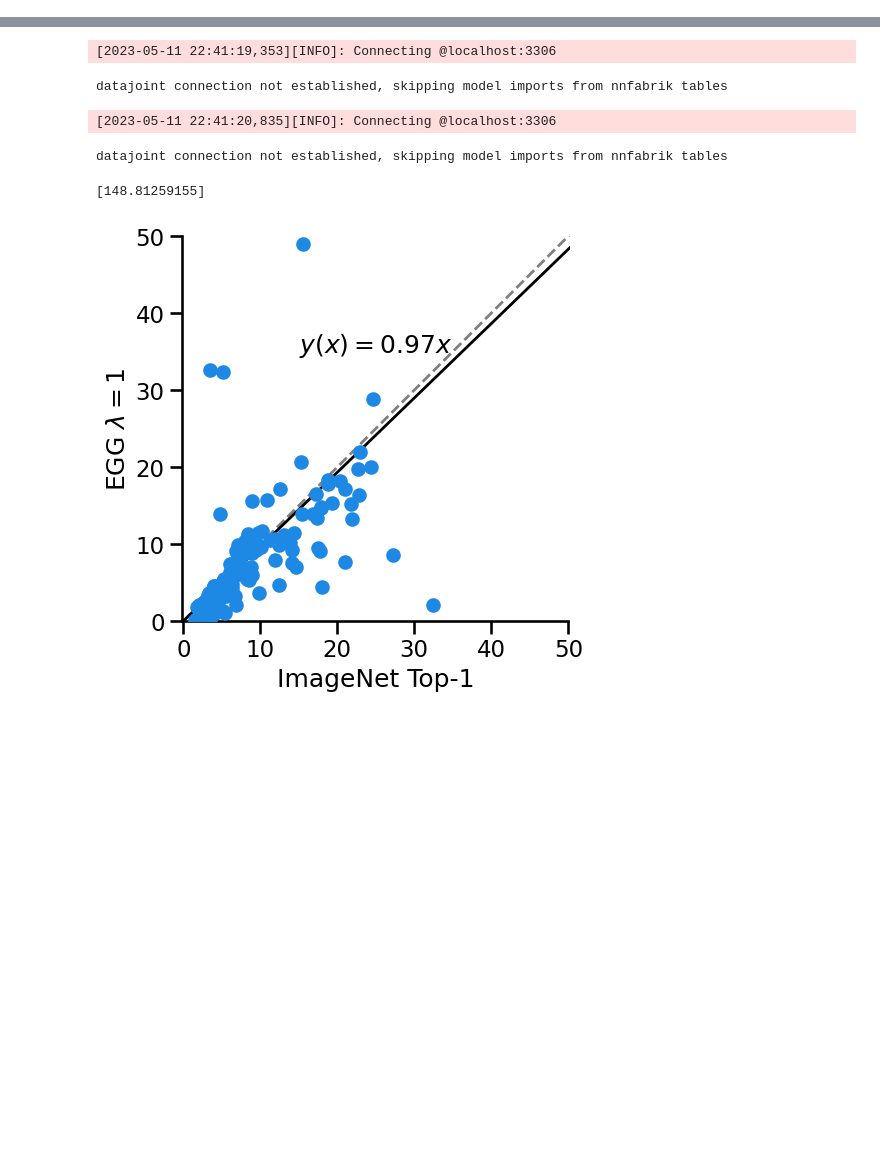
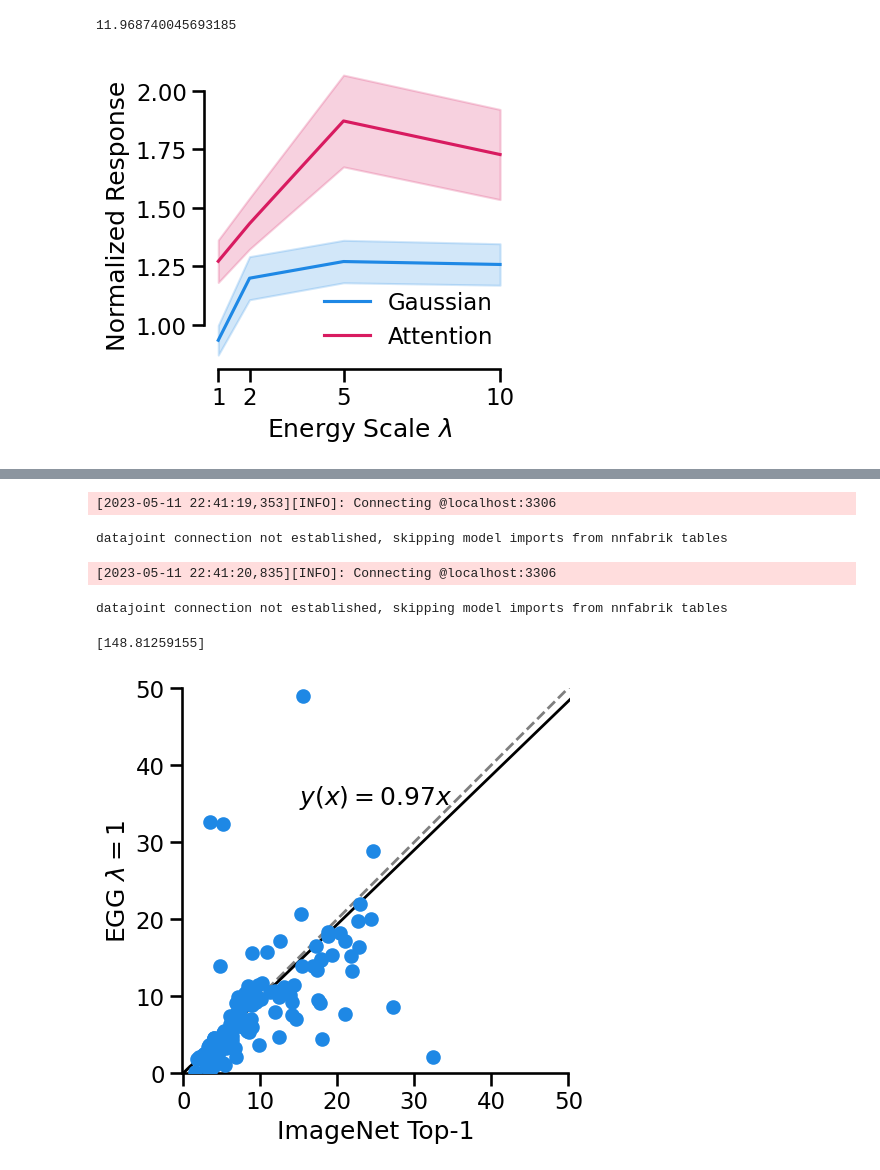
Before and after one commit to sinzlab/energy-guided-diffusion, a Jupyter notebook: notebooks/menis.ipynb, the cells around one changed output, grey strips where cells are left out. Drawn from its saved outputs; the diff is of its cells as text; code cells hidden in the pictures; blank space fills up the shorter version.

```diff
--- a/notebooks/menis.ipynb
+++ b/notebooks/menis.ipynb
@@ -322,0 +240,74 @@ plt.show()
+# %%
+dd_history = get_scores("st6ym3wn")
+idx = dd_history.groupby(['unit_idx', 'energy_scale'])['train'].idxmin()
+menis = dd_history.loc[idx, ['seed', 'energy_scale', 'unit_idx', 'train', 'val', 'cross-val', 'image']]
+menis['val'] = -menis['val']
+
+# max_vals = menis.groupby('unit_idx')['val'].max()
+# menis['val'] = menis['val'] / menis['unit_idx'].map(max_vals)
+print(menis['val'].mean())
+menis['val'] = menis['val'] / dd_baseline
+
+
+# menis['cross-val'] = -menis['cross-val']
+# max_vals = menis.groupby('unit_idx')['cross-val'].max()
+
+mu_att = menis.groupby('energy_scale').mean()['val']
+se_at = menis.groupby('energy_scale').std()['val'] / np.sqrt(150)
+# %% [output]
+11.968740045693185
+# %%
+from egg.palettes import palettes
+
+# idx = history.groupby(["unit_idx", "energy_scale"])["train"].idxmin()
+# menis = history.loc[
+#     idx, ["seed", "energy_scale", "unit_idx", "train", "val", "cross-val", "image"]
+# ]
+# menis["val"] = -menis["val"]
+#
+# max_vals = menis.groupby("unit_idx")["val"].max()
+# menis["val"] = menis["val"] / menis["unit_idx"].map(max_vals)
+#
+# menis["cross-val"] = -menis["cross-val"]
+# max_vals = menis.groupby("unit_idx")["cross-val"].max()
+#
+# mu_att = history.groupby("energy_scale").mean()["val"]
+# se_at = history.groupby("energy_scale").std()["val"] / np.sqrt(150)
+plt.style.use('default')
+sns.set_context("talk")
+plt.figure(figsize=(4, 4))
+plt.plot(mu.index, mu.to_numpy(), c=palettes["candy"]["blue"], label="Gaussian")
+plt.fill_between(
+    mu.index,
+    mu.to_numpy() + se.to_numpy(),
+    mu.to_numpy() - se.to_numpy(),
+    color=palettes["candy"]["blue"],
+    alpha=0.2,
+)
+
+plt.plot(
+    mu_att.index, mu_att.to_numpy(), c=palettes["candy"]["pink"], label="Attention"
+)
+plt.fill_between(
+    mu_att.index,
+    mu_att.to_numpy() + se_at.to_numpy(),
+    mu_att.to_numpy() - se_at.to_numpy(),
+    color=palettes["candy"]["pink"],
+    alpha=0.2,
+)
+
+# plt.xlim(1, 10)
+# plt.ylim(0.5, 1.5)
+
+# plt.yticks([0.5, 0.75, 1, 1.25, 1.5, 1.75, 2.0, 2.25], ["0.50", "0.75", "1.00", "1.25", "1.50", 1.75, "2.00", 2.25])
+plt.xticks([1, 2, 5, 10])
+
+plt.xlabel("Energy Scale $\lambda$")
+plt.ylabel("Normalized Response")
+
+sns.despine(trim=True)
+plt.legend(frameon=False)
+# plt.savefig("./menis_activations.png", dpi=150, bbox_inches="tight")
+plt.show()
+# %% [output]
+[figure, added]
```
Also changed, not shown: parts of 47 cells of this notebook, 5 other files.
